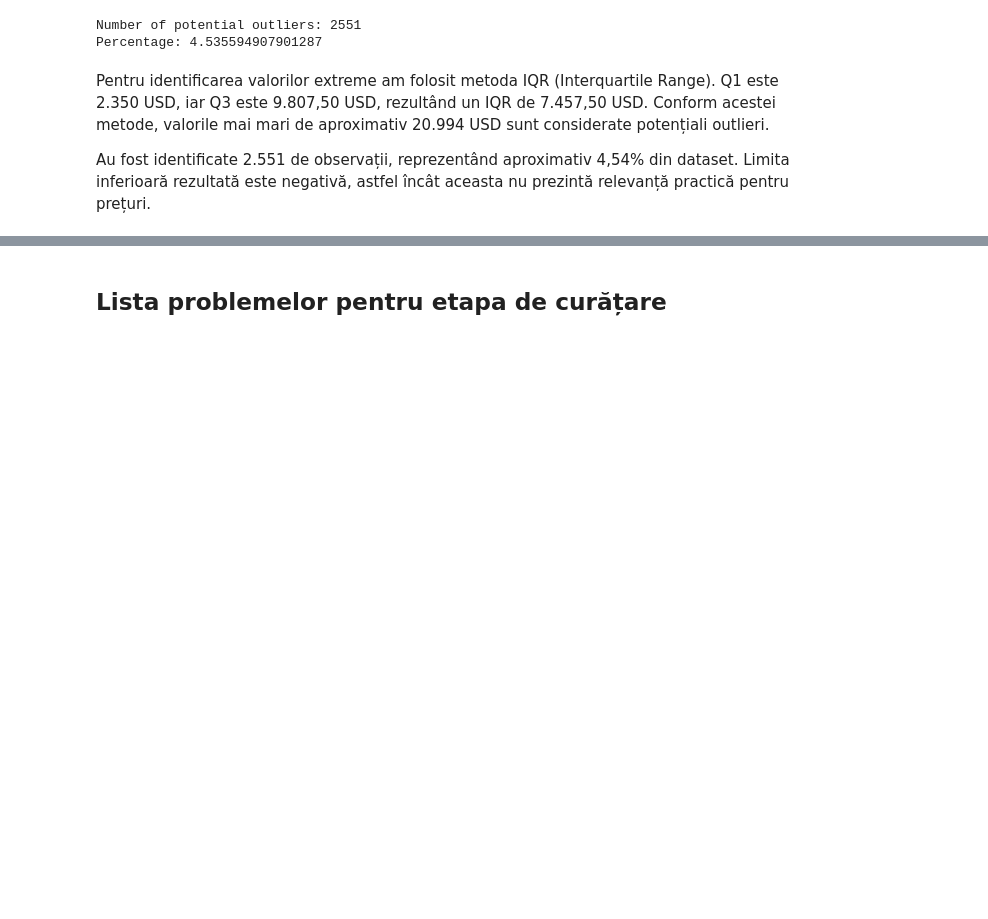
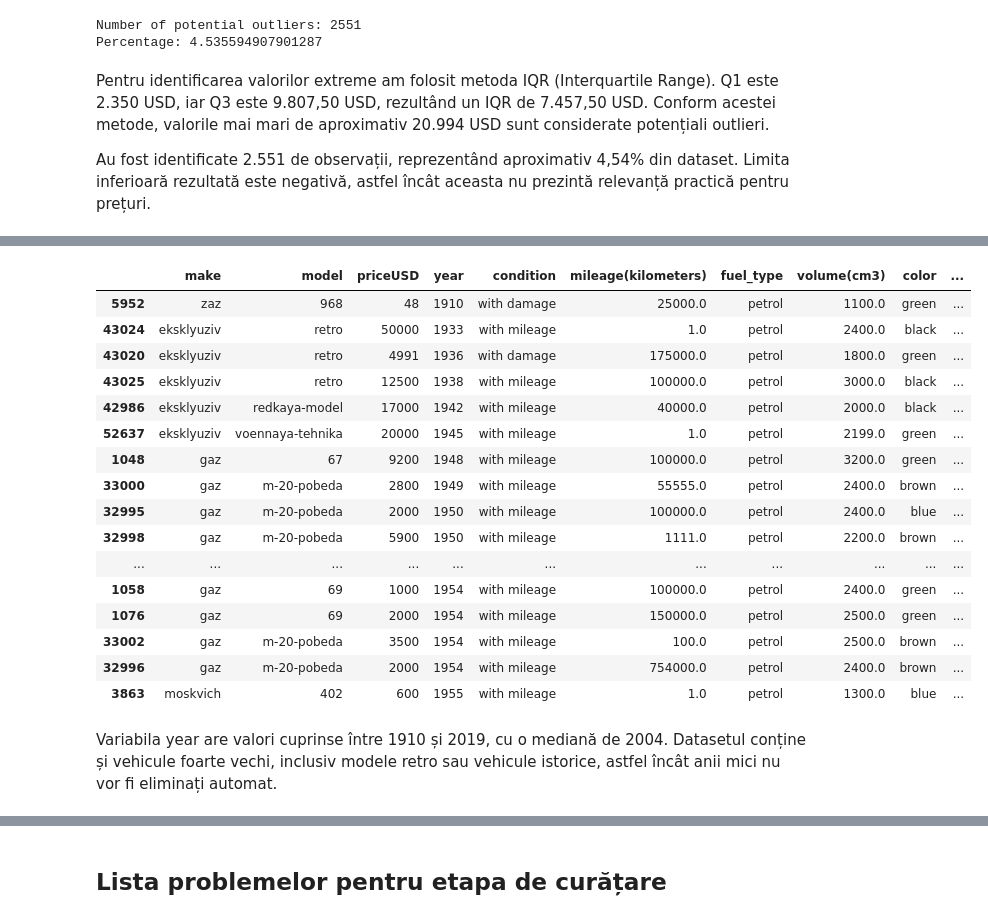
Before and after one commit to adamoana95/car-price-prediction, a Jupyter notebook: notebooks/01_eda.ipynb, the cells around one changed output, grey strips where cells are left out. Saved outputs shown, nothing was run; the diff lists cells and outputs as text; code cells hidden in the pictures; blank space fills up the shorter version.

Commit message:
Verificari suplimentare, kilometraj, valori lipsa

```diff
--- a/notebooks/01_eda.ipynb
+++ b/notebooks/01_eda.ipynb
@@ -340,0 +397,22 @@ Au fost identificate 2.551 de observații, reprezentând aproximativ 4,54% din d
+# %%
+df.sort_values("year").head(20)
+# %% [output]
+|  | make | model | priceUSD | year | condition | mileage(kilometers) | fuel_type | volume(cm3) | color | ... |
+| 5952 | zaz | 968 | 48 | 1910 | with damage | 25000.0 | petrol | 1100.0 | green | ... |
+| 43024 | eksklyuziv | retro | 50000 | 1933 | with mileage | 1.0 | petrol | 2400.0 | black | ... |
+| 43020 | eksklyuziv | retro | 4991 | 1936 | with damage | 175000.0 | petrol | 1800.0 | green | ... |
+| 43025 | eksklyuziv | retro | 12500 | 1938 | with mileage | 100000.0 | petrol | 3000.0 | black | ... |
+| 42986 | eksklyuziv | redkaya-model | 17000 | 1942 | with mileage | 40000.0 | petrol | 2000.0 | black | ... |
+| 52637 | eksklyuziv | voennaya-tehnika | 20000 | 1945 | with mileage | 1.0 | petrol | 2199.0 | green | ... |
+| 1048 | gaz | 67 | 9200 | 1948 | with mileage | 100000.0 | petrol | 3200.0 | green | ... |
+| 33000 | gaz | m-20-pobeda | 2800 | 1949 | with mileage | 55555.0 | petrol | 2400.0 | brown | ... |
+| 32995 | gaz | m-20-pobeda | 2000 | 1950 | with mileage | 100000.0 | petrol | 2400.0 | blue | ... |
+| 32998 | gaz | m-20-pobeda | 5900 | 1950 | with mileage | 1111.0 | petrol | 2200.0 | brown | ... |
+| ... | ... | ... | ... | ... | ... | ... | ... | ... | ... | ... |
+| 1058 | gaz | 69 | 1000 | 1954 | with mileage | 100000.0 | petrol | 2400.0 | green | ... |
+| 1076 | gaz | 69 | 2000 | 1954 | with mileage | 150000.0 | petrol | 2500.0 | green | ... |
+| 33002 | gaz | m-20-pobeda | 3500 | 1954 | with mileage | 100.0 | petrol | 2500.0 | brown | ... |
+| 32996 | gaz | m-20-pobeda | 2000 | 1954 | with mileage | 754000.0 | petrol | 2400.0 | brown | ... |
+| 3863 | moskvich | 402 | 600 | 1955 | with mileage | 1.0 | petrol | 1300.0 | blue | ... |
+# %% [markdown]
+Variabila year are valori cuprinse între 1910 și 2019, cu o mediană de 2004. Datasetul conține și vehicule foarte vechi, inclusiv modele retro sau vehicule istorice, astfel încât anii mici nu vor fi eliminați automat.
```
Also changed, not shown: parts of 23 cells of this notebook.
